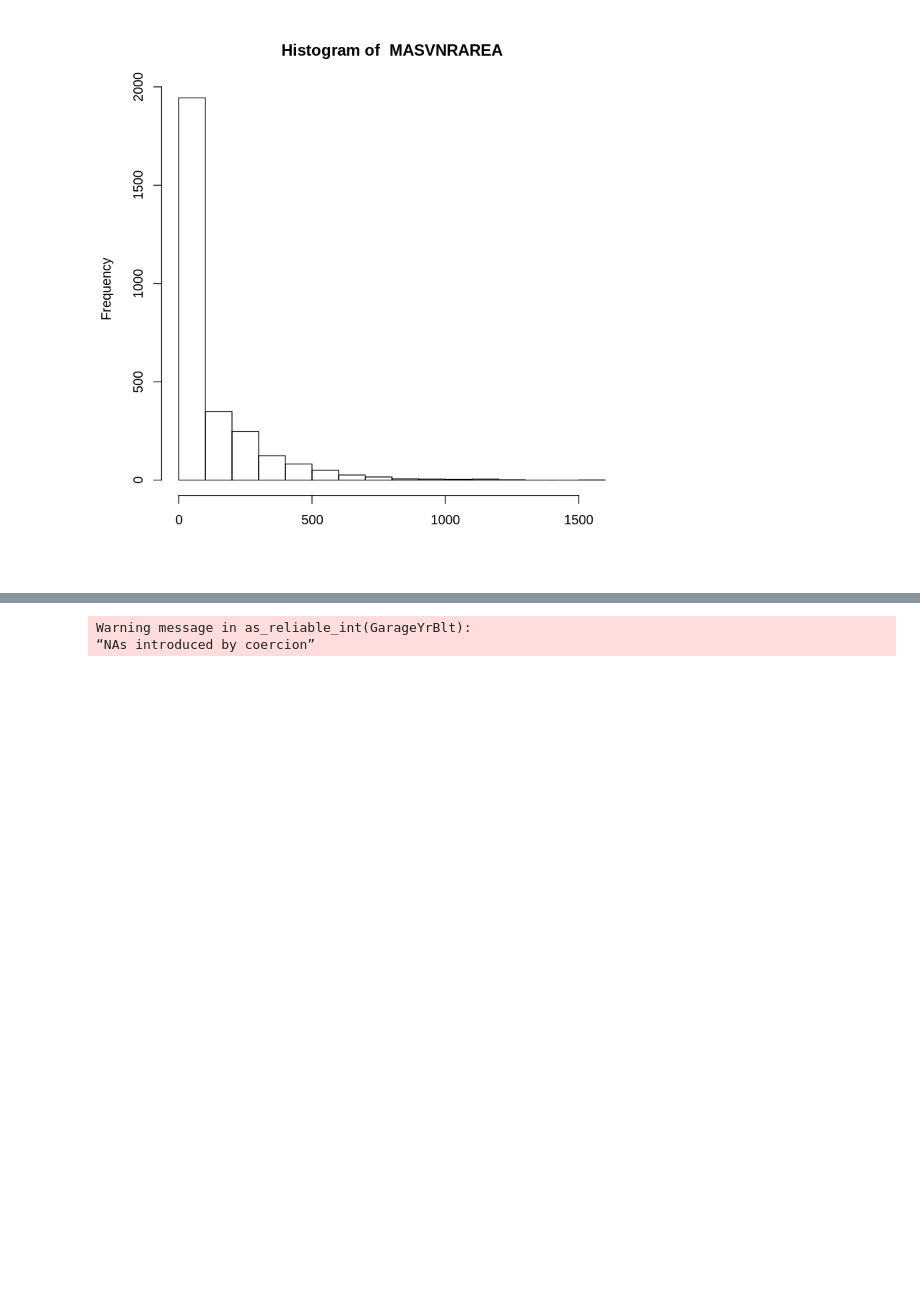
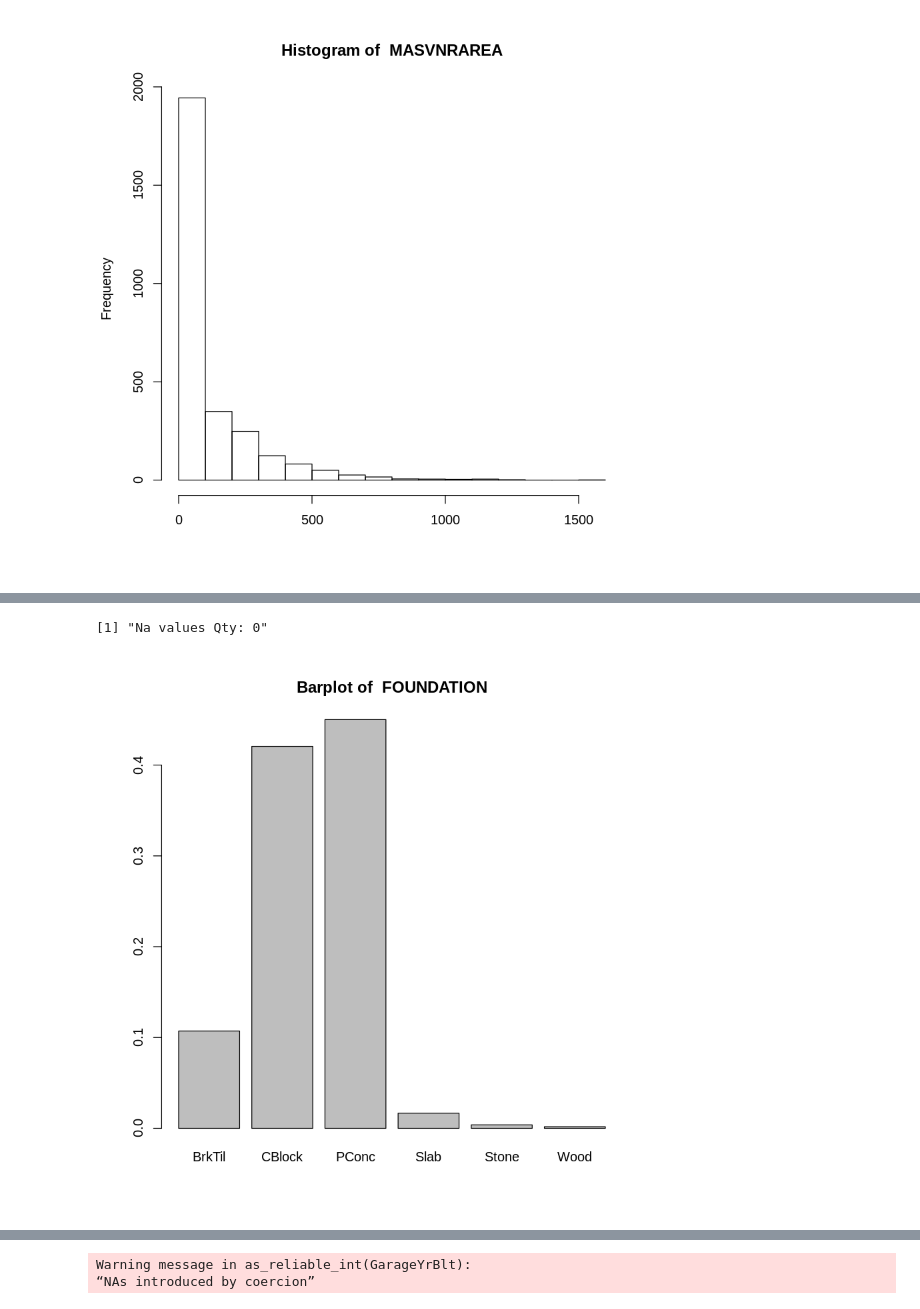
Before and after one commit to amirsaleem1990/Statistics, a Jupyter notebook: House-Prices-Advanced-Regression-Techniques-kaggle-compitation/Untitled1.ipynb, the cells around one changed output, grey strips where cells are left out. Saved outputs shown, nothing was run; the diff lists cells and outputs as text; code cells hidden in the pictures; blank space fills up the shorter version.

```diff
--- a/House-Prices-Advanced-Regression-Techniques-kaggle-compitation/Untitled1.ipynb
+++ b/House-Prices-Advanced-Regression-Techniques-kaggle-compitation/Untitled1.ipynb
@@ -250,0 +263,5 @@ desc("MasVnrArea")
+# %%
+desc("Foundation")
+# %% [output]
+[1] "Na values Qty: 0"
+[figure, added]
```
Also changed, not shown: parts of 4 cells of this notebook.
